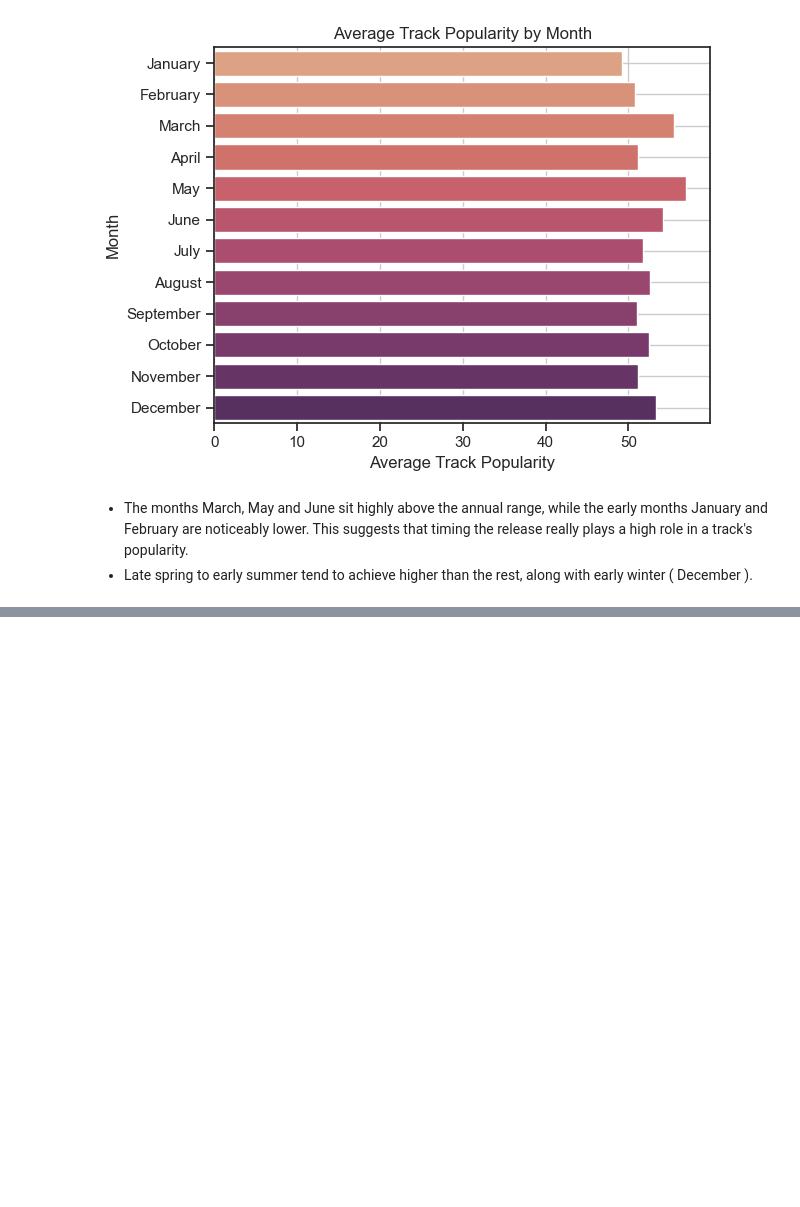
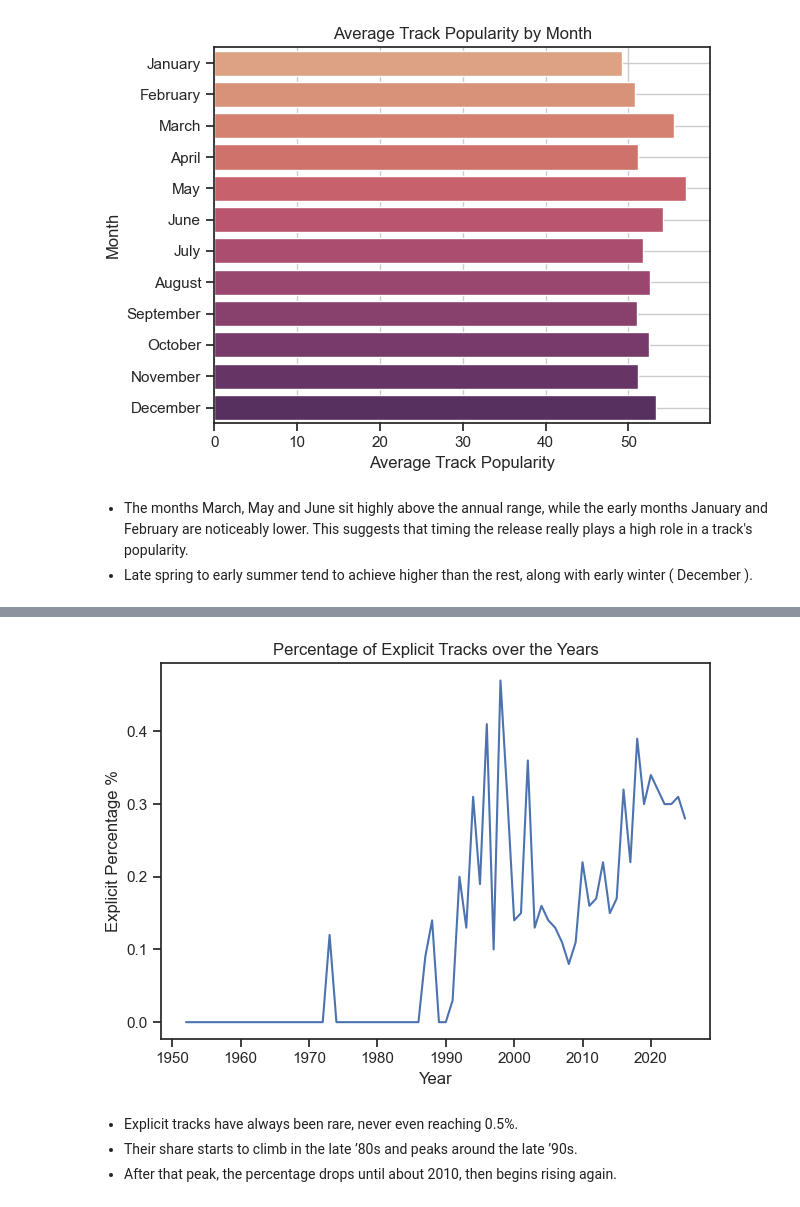
Before and after one commit to mo-chabane-tech/Data-Notebooks-And-Dashboards, a Jupyter notebook: Spotify Global Music/Notebook.ipynb, the cells around one changed output, grey strips where cells are left out. Cells and saved outputs as stored; diff of their text form; code cells hidden in the pictures; blank space fills up the shorter version.

Commit message:
feat: visualize percentage of explicit tracks over the years.

```diff
--- a/Spotify Global Music/Notebook.ipynb
+++ b/Spotify Global Music/Notebook.ipynb
@@ -556,0 +559,7 @@ plt.show()
+# %%
+df8 = (
+    df.groupby("year")
+    .agg(explicit_percentage = ("explicit", lambda x: round(sum(np.where(x=="Yes", 1, 0)) / len(x), 2)))
+    .reset_index()
+    )
+df8
@@ -556,0 +580,14 @@ plt.show()
+# %%
+sns.lineplot(data=df8, x="year", y="explicit_percentage")
+plt.title("Percentage of Explicit Tracks over the Years")
+plt.ylabel("Explicit Percentage %")
+plt.xlabel("Year")
+plt.gird()
+plt.tight_layout()
+plt.show()
+# %% [output]
+[figure, added]
+# %% [markdown]
+- Explicit tracks have always been rare, never even reaching 0.5%.
+- Their share starts to climb in the late ’80s and peaks around the late ’90s.
+- After that peak, the percentage drops until about 2010, then begins rising again.
```
Also changed, not shown: parts of 2 cells of this notebook.
